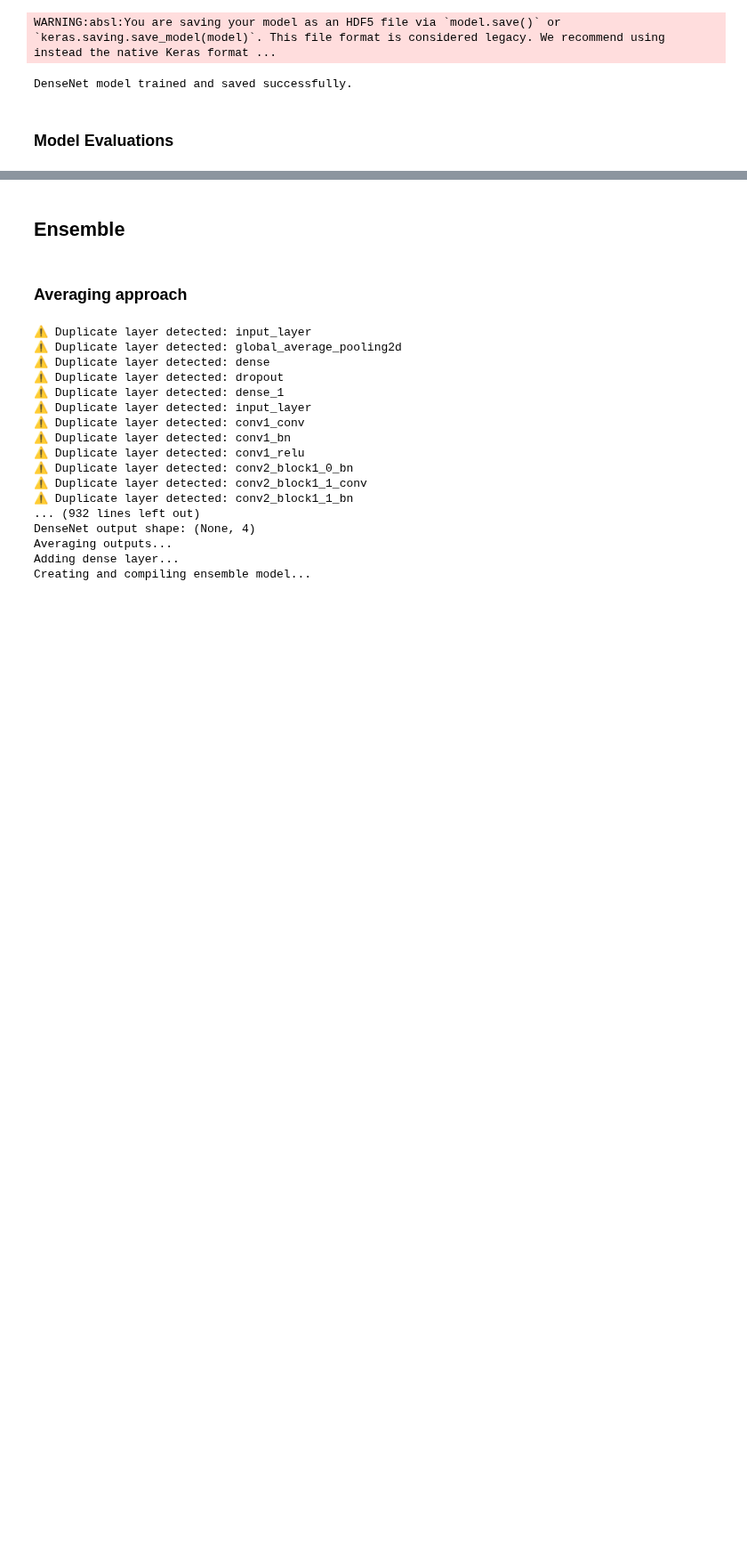
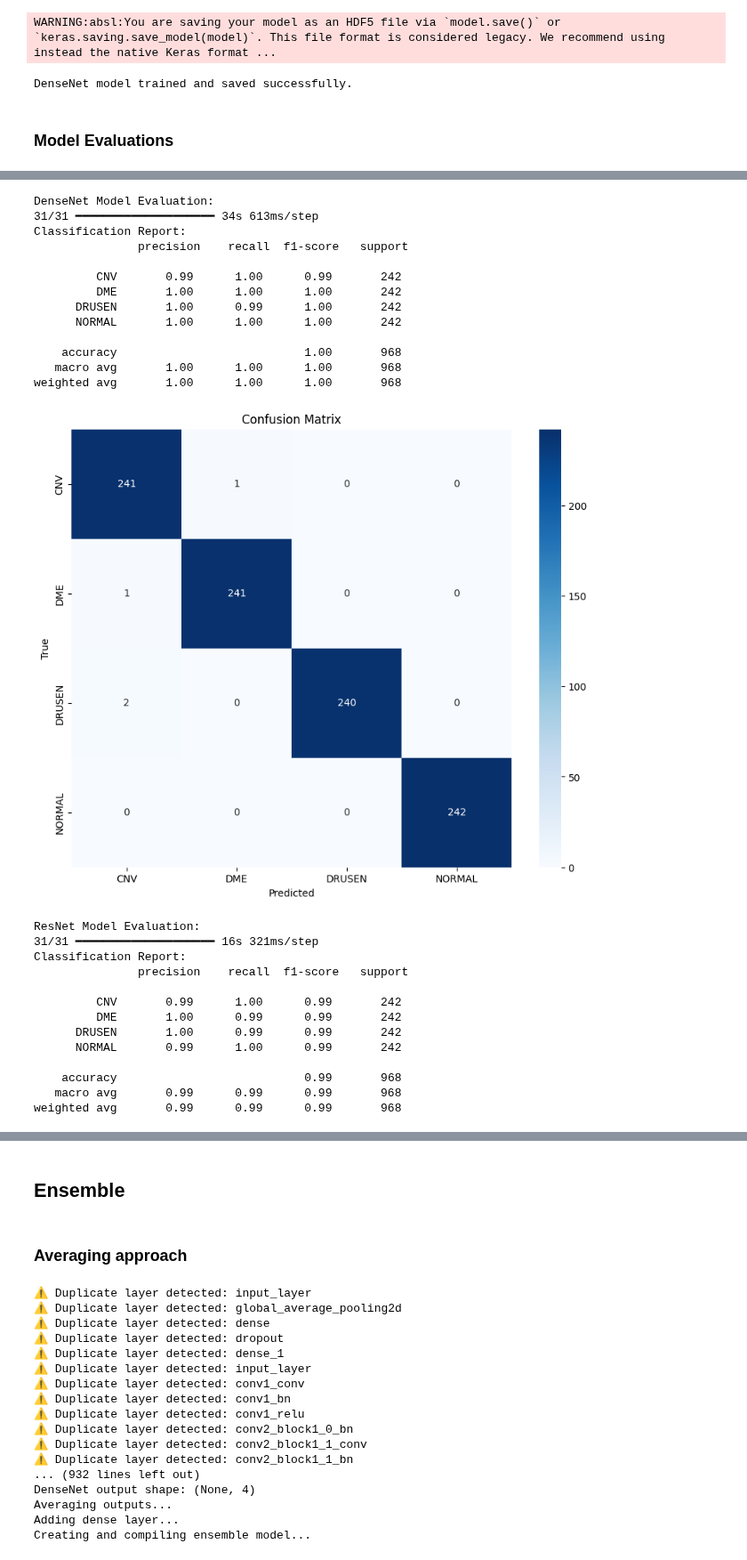
Before and after one commit to DinurakshanRavichandran/Visio-Glance, a Jupyter notebook: CourseworkModel2.ipynb, the cells around one changed output, grey strips where cells are left out. Shown at 89% size. Saved outputs shown, nothing was run; the diff lists cells and outputs as text; code cells hidden in the pictures; blank space fills up the shorter version.

```diff
--- a/CourseworkModel2.ipynb
+++ b/CourseworkModel2.ipynb
@@ -968,9 +1035,9 @@ def evaluate_model(model, generator, class_names):
 from tensorflow.keras.models import load_model
 
 # Load models from their respective files
-densenet_model = load_model('densenet_model.h5')
-efficientnet_model = load_model('efficientnet.h5')
-resnet_model = load_model('resnet.h5')
+densenet_model = load_model('/content/drive/MyDrive/DSGP Files/Models/densenet_model.h5')
+efficientnet_model = load_model('/content/drive/MyDrive/DSGP Files/Models/efficientnet.h5')
+resnet_model = load_model('/content/drive/MyDrive/DSGP Files/Models/resnet.h5')
 
 # Class labels
 class_labels = list(test_generator.class_indices.keys())
@@ -986,3 +1053,4 @@ resnet_report, resnet_cm = evaluate_model(resnet_model, test_generator, class_la
 # Evaluate EfficientNet model
 print("\nEfficientNet Model Evaluation:")
 efficientnet_report, efficientnet_cm = evaluate_model(efficientnet_model, test_generator, class_labels)
+# %% [output]
@@ -988,0 +1060,27 @@ efficientnet_report, efficientnet_cm = evaluate_model(efficientnet_model, test_g
+DenseNet Model Evaluation:
+31/31 ━━━━━━━━━━━━━━━━━━━━ 34s 613ms/step
+Classification Report:
+               precision    recall  f1-score   support
+
+         CNV       0.99      1.00      0.99       242
+         DME       1.00      1.00      1.00       242
+      DRUSEN       1.00      0.99      1.00       242
+      NORMAL       1.00      1.00      1.00       242
+
+    accuracy                           1.00       968
+   macro avg       1.00      1.00      1.00       968
+weighted avg       1.00      1.00      1.00       968
+[figure, added]
+ResNet Model Evaluation:
+31/31 ━━━━━━━━━━━━━━━━━━━━ 16s 321ms/step
+Classification Report:
+               precision    recall  f1-score   support
+
+         CNV       0.99      1.00      0.99       242
+         DME       1.00      0.99      0.99       242
+      DRUSEN       1.00      0.99      0.99       242
+      NORMAL       0.99      1.00      0.99       242
+
+    accuracy                           0.99       968
+   macro avg       0.99      0.99      0.99       968
+weighted avg       0.99      0.99      0.99       968
```
Also changed, not shown: parts of 6 cells of this notebook.
